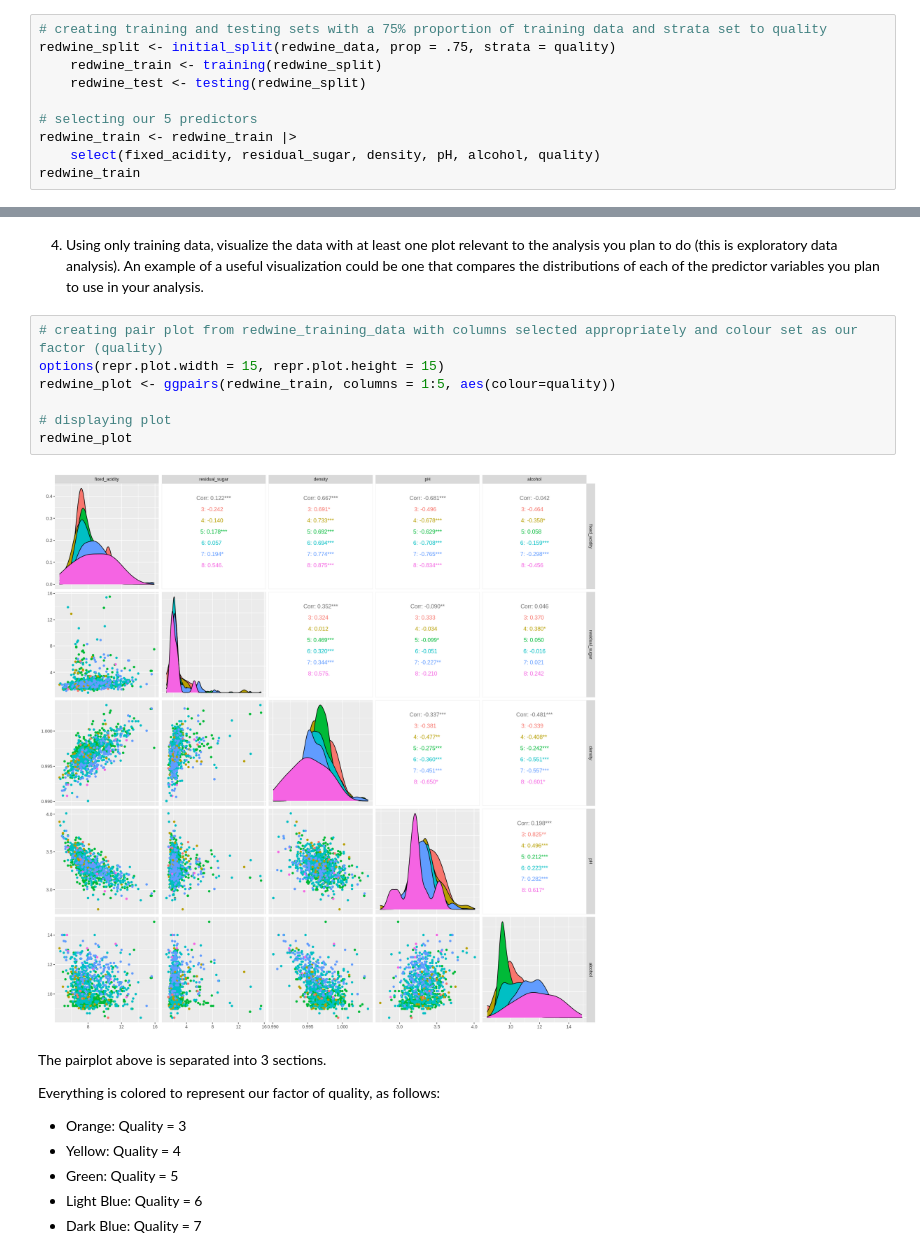
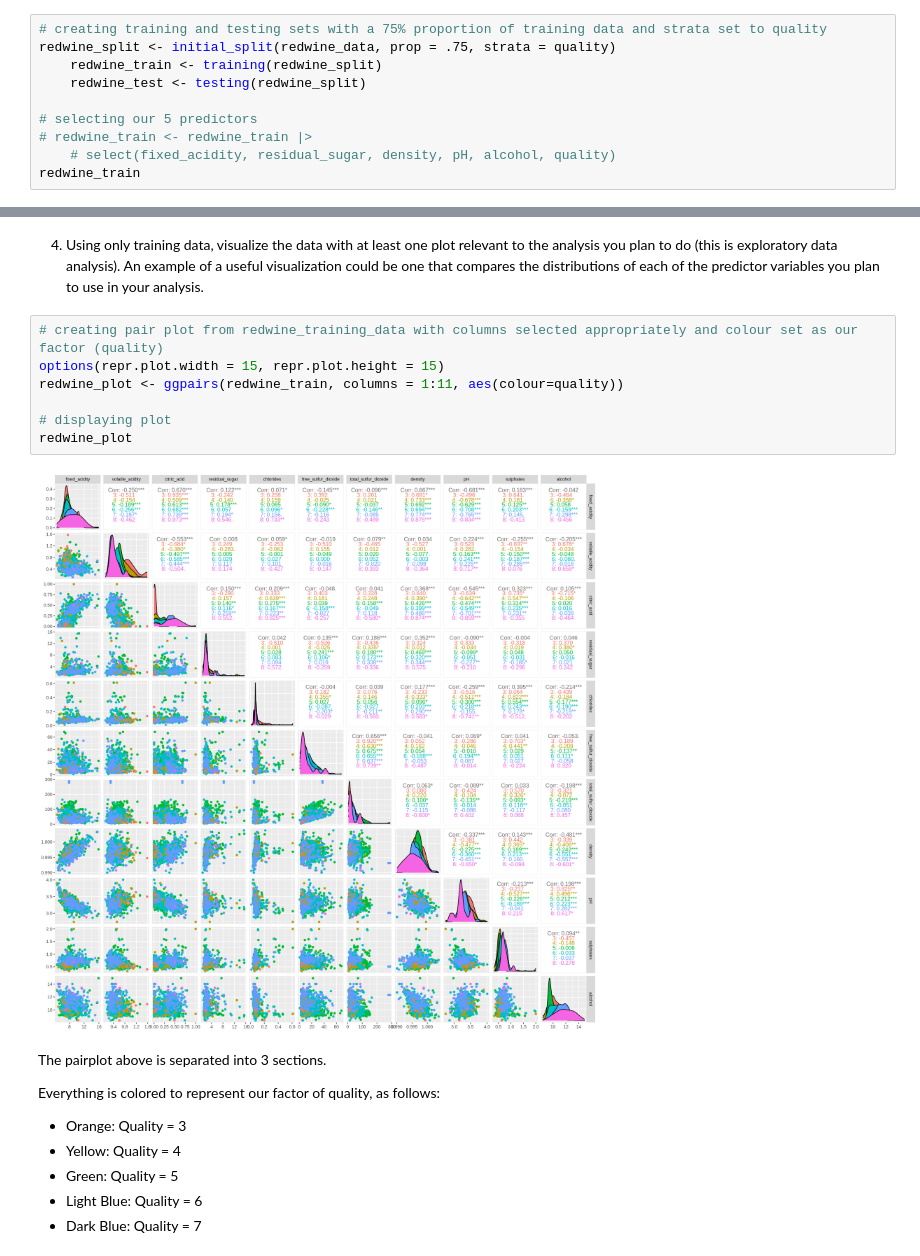
Before and after one commit to farazht/classifying-red-wine-quality, a Jupyter notebook: Group Report.ipynb, the cells around one changed output, grey strips where cells are left out. Drawn from its saved outputs; the diff is of its cells as text.

```diff
--- a/Group Report.ipynb
+++ b/Group Report.ipynb
@@ -88,7 +106,7 @@ redwine_split <- initial_split(redwine_data, prop = .75, strata = quality)
     redwine_test <- testing(redwine_split)
 
 # selecting our 5 predictors
-redwine_train <- redwine_train |>
-    select(fixed_acidity, residual_sugar, density, pH, alcohol, quality)
+# redwine_train <- redwine_train |>
+    # select(fixed_acidity, residual_sugar, density, pH, alcohol, quality)
 redwine_train
 # %% [output]
@@ -131,12 +149,12 @@ Since our data already has an equal amount of observations in each class, we dec
 # %%
 # creating pair plot from redwine_training_data with columns selected appropriately and colour set as our factor (quality)
 options(repr.plot.width = 15, repr.plot.height = 15)
-redwine_plot <- ggpairs(redwine_train, columns = 1:5, aes(colour=quality))
+redwine_plot <- ggpairs(redwine_train, columns = 1:11, aes(colour=quality))
 
 # displaying plot
 redwine_plot
 # %% [output]
-[figure, old version]
+[figure, new version]
 # %% [markdown]
 The pairplot above is separated into 3 sections.
 
```
Also changed, not shown: parts of 5 cells of this notebook.
